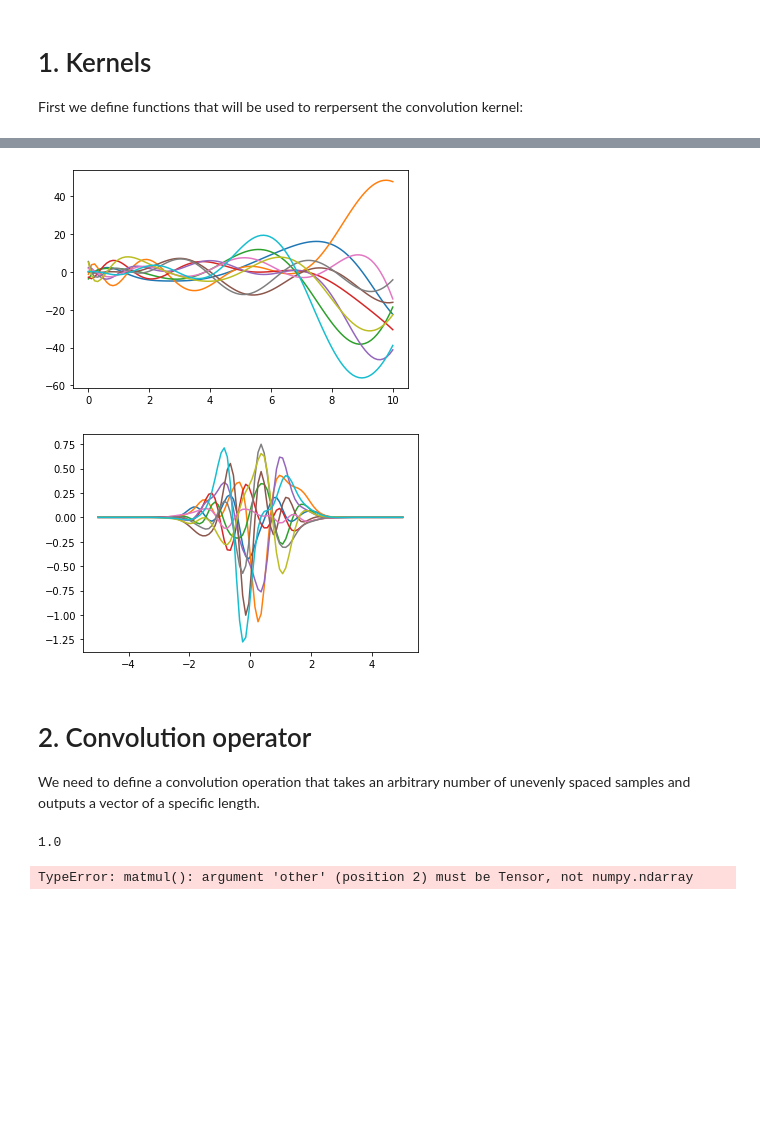
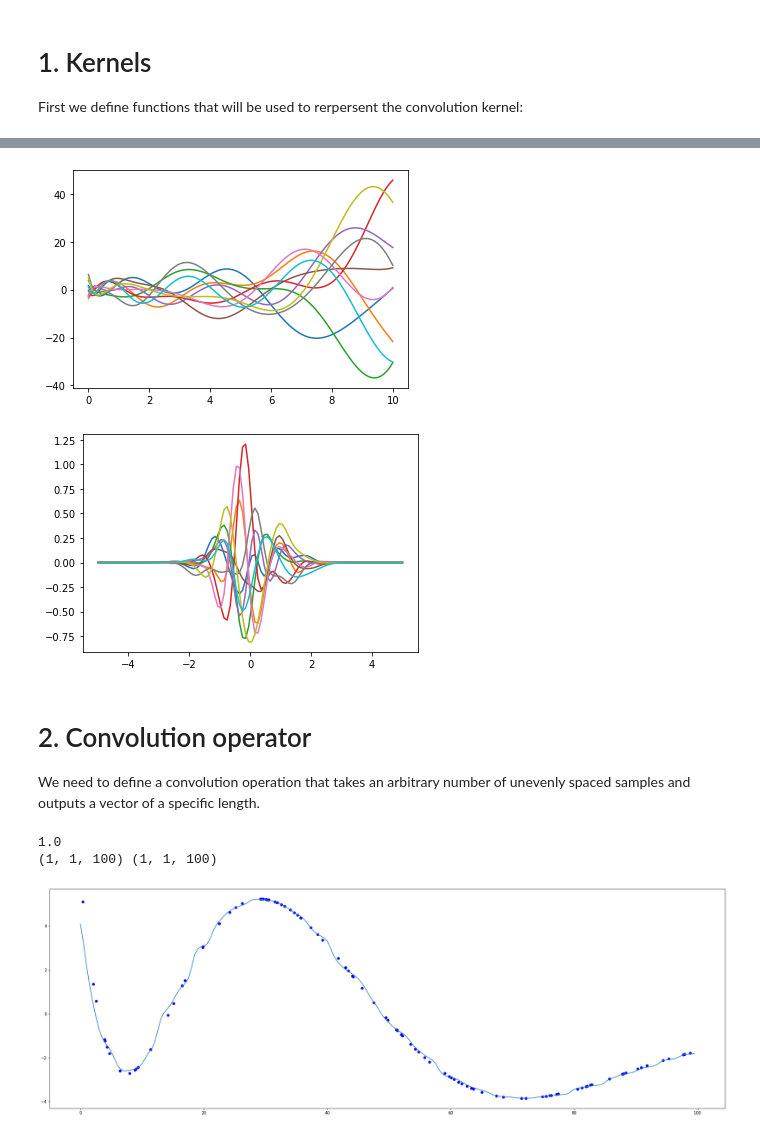
Before and after one commit to herjy/LNSNtector, a Jupyter notebook: Continuous_convolutional_layer.ipynb, the cells around one changed output, grey strips where cells are left out. Saved outputs shown, nothing was run; the diff lists cells and outputs as text; code cells hidden in the pictures; blank space fills up the shorter version.

```diff
--- a/Continuous_convolutional_layer.ipynb
+++ b/Continuous_convolutional_layer.ipynb
@@ -61,7 +63,6 @@ class Continuous():
         pass
 
     def generator(self,):
-
         pass
 
 
@@ -94,25 +95,9 @@ class GH_polynomial(Continuous):
 
     def generator(self, t):
         vectors = Gauss_Hermite(self.order, self.beta)(t)
+        if not isinstance(self.weights, torch.Tensor):
+            self.weights = torch.tensor(self.weights, dtype=torch.float)
         return torch.matmul(torch.tensor(vectors.T, dtype=torch.float), self.weights)
 
     def __call__(self, t):
         return self.generator(t)
-
-
-t = np.linspace(-5,5,100)
-lags = Laguerre(20)(t+5)
-
-hermits = Gauss_Hermite(20, beta=0.5)(t)
-
-for j in range(10):
-    weights = np.random.randn(20)
-    plt.plot(t+5, np.dot(lags.T, weights))
-
-plt.show()
-
-for j in range(10):
-    weights = np.random.randn(20)
-    plt.plot(t, np.dot(hermits.T, weights))
-
-plt.show()
@@ -138,8 +120,8 @@ for j in range(10):
 
 plt.show()
 # %% [output]
-[figure, old version]
+[figure, new version]
-[figure, old version]
+[figure, new version]
 # %% [markdown]
 # 2. Convolution operator
 We need to define a convolution operation that takes an arbitrary number of unevenly spaced samples and outputs a vector of a specific length.
@@ -179,38 +161,41 @@ def continuous_conv(samples, times, kernel, kernel_length=None, length=None, off
         loc = np.where(np.abs(times-(t_start+i*step_size))<kernel_length/2.)
         t_compute = times[loc]
         s_compute = samples[loc]
 
         loc_kernel = kernel(t_compute-(t_start+i*step_size))/norm + offset
 
         #plt.plot(t_compute-(t_start+i*step_size), loc_kernel.detach().numpy(), 'or')
 
-        convolved.append(torch.sum(loc_kernel.t()*s_compute)
-                         /torch.sum(loc_kernel.t()))
+        convolved.append((torch.sum(loc_kernel.t()*s_compute, axis = -1)
+                         /torch.sum(loc_kernel.t(), axis = -1))[...,None])
 
     #plt.plot(np.linspace(-kernel_length/2, kernel_length/2, 100),
     #             kernel(np.linspace(-kernel_length/2, kernel_length/2, 100))/norm)
 
     #plt.show()
+    convolved = torch.cat(convolved, dim=-1)
     plt.figure(figsize=(30,10))
     plt.plot(times[0,0], samples[0,0], 'ob')
-    plt.plot(np.arange(length)/length*100, torch.tensor(convolved), 'r')
+    for c in convolved:
+        plt.plot(np.arange(length)/length*100, c.detach().numpy())
     plt.show()
-    return torch.tensor(convolved)
+    return convolved
 
 t = np.sort(np.random.rand(100)*100)
 gaps = t[1:]-t[:-1]
 kernel_length = np.max(gaps)*2.
 
 weights = np.random.randn(50)
 lags = Laguerre(50)(t/100.)
 s = np.dot(lags.T, weights)
 
 beta = np.min([int(kernel_length)/5, 1])
 print(beta)
-kernel = GH_polynomial(np.random.randn(1), beta)
+kernel = GH_polynomial(np.random.randn(1,1), beta)
 
-length = 100
-conv = continuous_conv(s, t, kernel, kernel_length=kernel_length, length=length)
+length = 200
+conv = continuous_conv(torch.tensor(s[None,None]), t[None,None], kernel, kernel_length=kernel_length, length=length)
 # %% [output]
 1.0
+(1, 1, 100) (1, 1, 100)
-TypeError: matmul(): argument 'other' (position 2) must be Tensor, not numpy.ndarray
+[figure, added]
```
Also changed, not shown: parts of 8 cells of this notebook.
